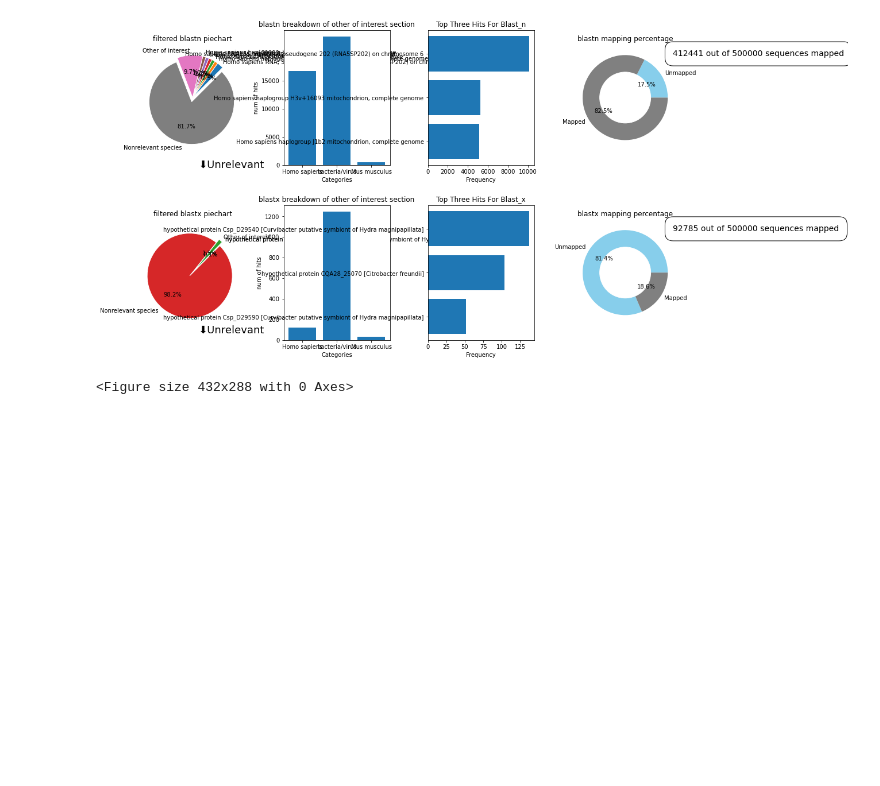
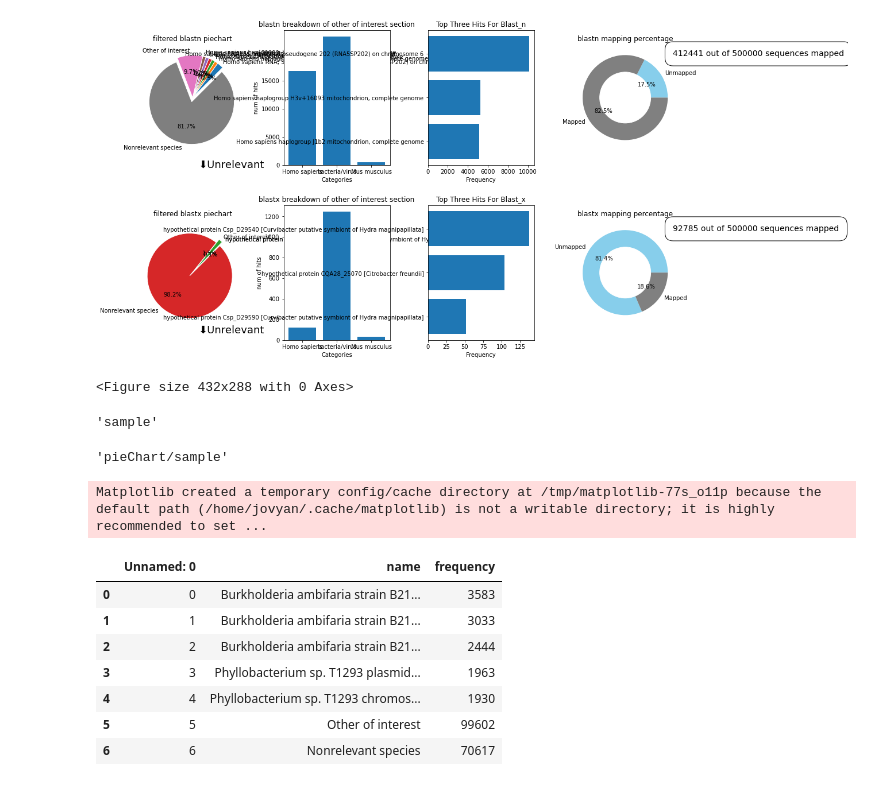
Before and after one commit to YeoLab/eclip-qc, a Jupyter notebook: jupyter_testing/plot.ipynb, the cells around one changed output. Drawn from its saved outputs; the diff is of its cells as text; code cells hidden in the pictures; blank space fills up the shorter version.

```diff
--- a/jupyter_testing/plot.ipynb
+++ b/jupyter_testing/plot.ipynb
@@ -2173,0 +2181,42 @@ finish blastx
+# %%
+pieName
+# %% [output]
+'sample'
+# %%
+piePathSample
+# %% [output]
+'pieChart/sample'
+# %%
+#select intepreter and change environment to anaconda
+import numpy as np
+import pandas as pd
+import matplotlib.pyplot as plt
+import urllib
+import xmltodict
+from xml.dom import minidom
+import time
+import yaml
+import traceback
+import urllib.error
+
+#handles command line input parameter
+import sys
+import os
+
+with open("/home/s5xu/projects/eclip-qc/config.yaml", 'r') as stream:
+    config = yaml.safe_load(stream)
+# %% [output]
+Matplotlib created a temporary config/cache directory at /tmp/matplotlib-77s_o11p because the default path (/home/jovyan/.cache/matplotlib) is not a writable directory; it is highly recommended to set ...
+# %%
+look = pd.read_csv('IP_n_interest.csv')
+# %%
+look
+# %% [output]
+|  | Unnamed: 0 | name | frequency |
+| 0 | 0 | Burkholderia ambifaria strain B21... | 3583 |
+| 1 | 1 | Burkholderia ambifaria strain B21... | 3033 |
+| 2 | 2 | Burkholderia ambifaria strain B21... | 2444 |
+| 3 | 3 | Phyllobacterium sp. T1293 plasmid... | 1963 |
+| 4 | 4 | Phyllobacterium sp. T1293 chromos... | 1930 |
+| 5 | 5 | Other of interest | 99602 |
+| 6 | 6 | Nonrelevant species | 70617 |
```
Also changed, not shown: parts of 1 cell of this notebook, 5 other files.
